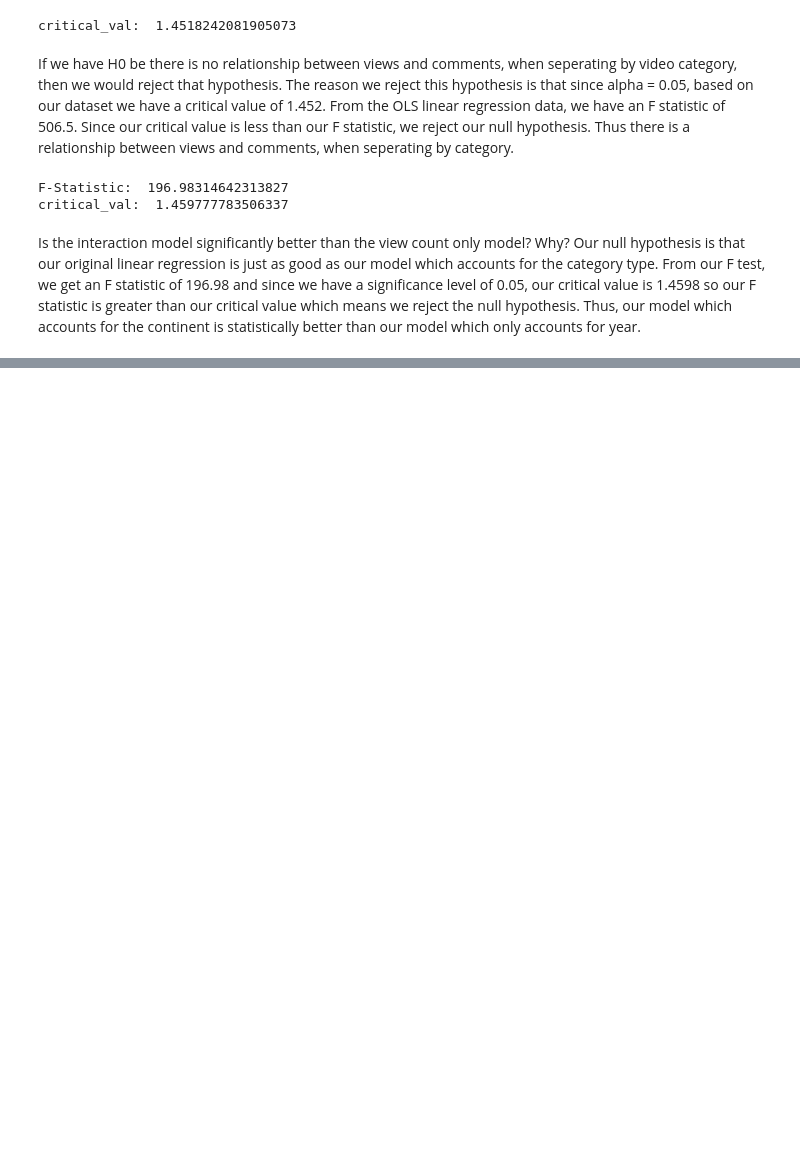
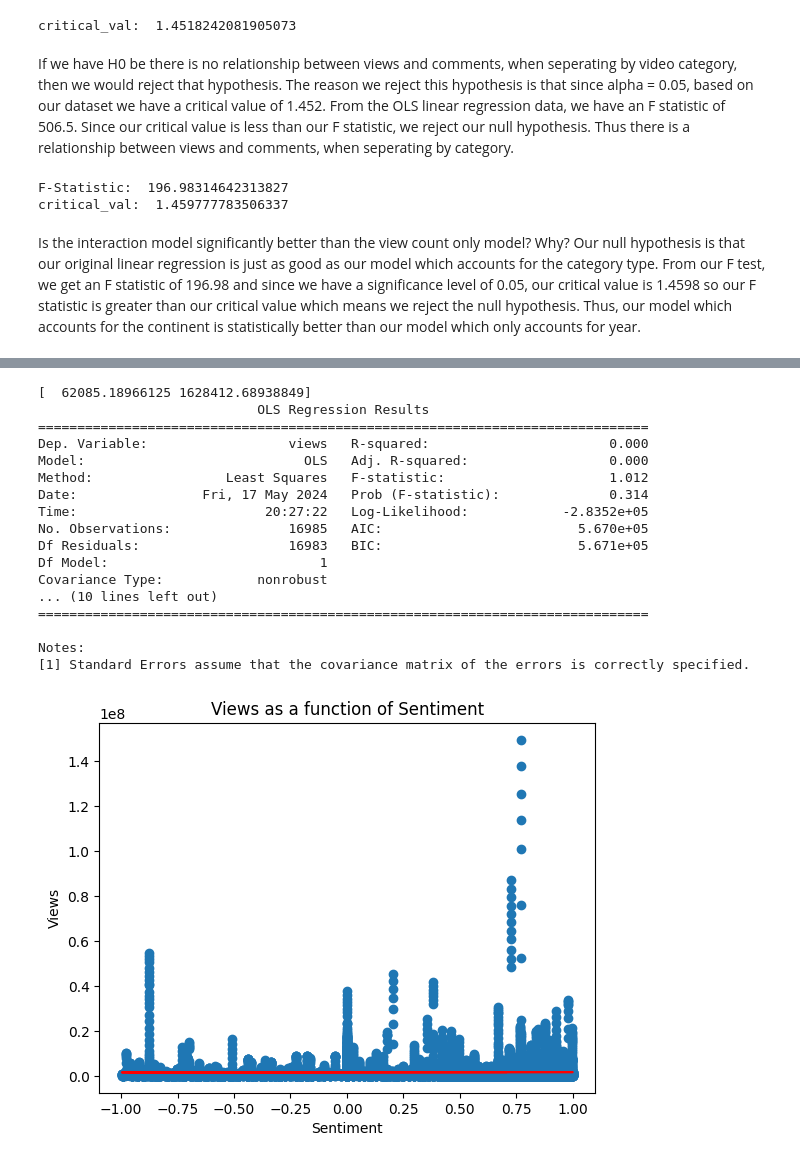
Before and after one commit to alec-luterman/320_final, a Jupyter notebook: 320_Final.ipynb, the cells around one changed output, grey strips where cells are left out. Cells and saved outputs as stored; diff of their text form; code cells hidden in the pictures; blank space fills up the shorter version.

```diff
--- a/320_Final.ipynb
+++ b/320_Final.ipynb
@@ -315,3 +299,49 @@ Name: sentiment, Length: 16985, dtype: float64
 | 4 | d380meD0W0M | 17.14.11 | I Dare You: GOING BALD!? | nigahiga | Entertainment | ryan|"higa"|"higatv"|"nigahiga"|"... | 2095731 | 132235 | 1989 | ... |
 | 6 | 39idVpFF7NQ | 17.14.11 | Roy Moore & Jeff Sessions Cold Op... | Saturday Night Live | Entertainment | SNL|"Saturday Night Live"|"SNL Se... | 2103417 | 15993 | 2445 | ... |
 | 8 | jr9QtXwC9vc | 17.14.11 | The Greatest Showman | Official T... | 20th Century Fox | Film & Animation | Trailer|"Hugh Jackman"|"Michelle ... | 826059 | 3543 | 119 | ... |
+# %%
+df_lin_reg = df[['sentiment', 'views']]
+
+# df_lin_reg=df_lin_reg.dropna(axis=0)
+np_lin_reg = df_lin_reg.values
+X = np_lin_reg[:,0]
+X_ones = np.vstack([X, np.ones(len(X))]).T
+Y = np_lin_reg[:,1]
+
+lst_sq, residual, _, _ = np.linalg.lstsq(X_ones, Y, rcond=None)
+
+slope, intercept = lst_sq
+print(lst_sq)
+
+# print("Linear Regression is ", str(slope) + " * years + " + str(intercept))
+# int('Sum of squared residuals:', residual)
+
+fig, ax = plt.subplots(nrows=1, ncols=1)
+ax.scatter(df['sentiment'], df['views'])
+ax.plot(X, intercept + slope*X, 'r')
+ax.set_title('Views as a function of Sentiment')
+ax.set_xlabel('Sentiment')
+ax.set_ylabel('Views')
+# plt.show()
+
+lin_reg = smf.ols(formula="views ~ sentiment ", data=df).fit()
+print(lin_reg.summary())
+# %% [output]
+[  62085.18966125 1628412.68938849]
+                            OLS Regression Results
+==============================================================================
+Dep. Variable:                  views   R-squared:                       0.000
+Model:                            OLS   Adj. R-squared:                  0.000
+Method:                 Least Squares   F-statistic:                     1.012
+Date:                Fri, 17 May 2024   Prob (F-statistic):              0.314
+Time:                        20:27:22   Log-Likelihood:            -2.8352e+05
+No. Observations:               16985   AIC:                         5.670e+05
+Df Residuals:                   16983   BIC:                         5.671e+05
+Df Model:                           1
+Covariance Type:            nonrobust
+... (10 lines left out)
+==============================================================================
+
+Notes:
+[1] Standard Errors assume that the covariance matrix of the errors is correctly specified.
+[figure, added]
```
Also changed, not shown: parts of 8 cells of this notebook.
